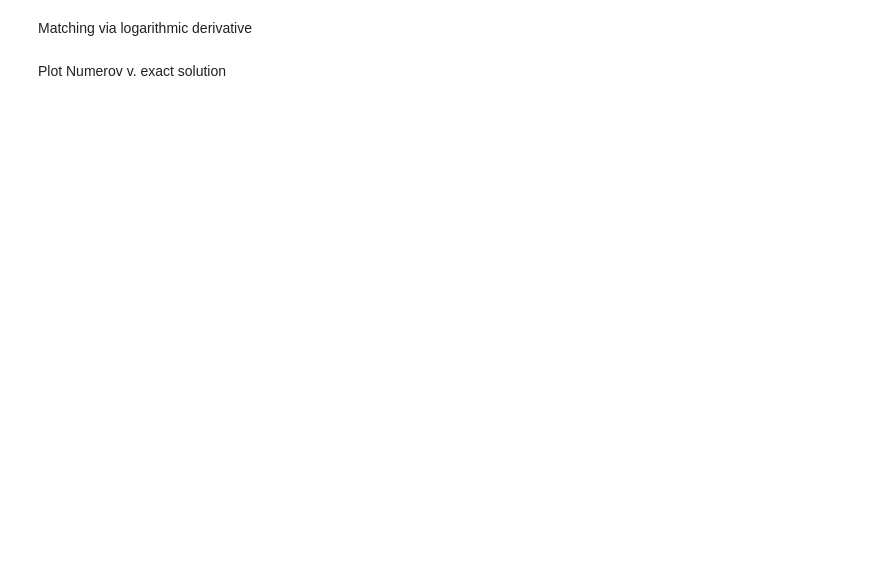
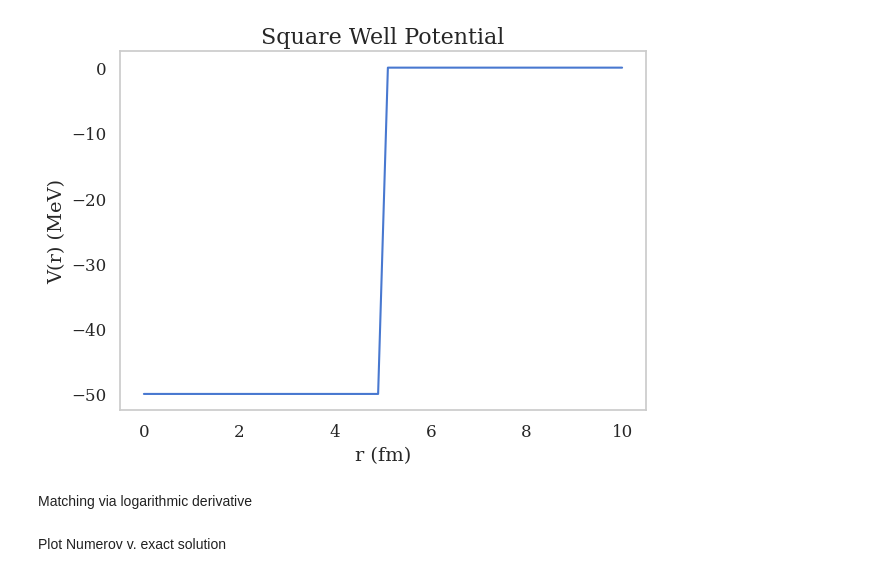
Before and after one commit to LydiaMaz/Scattering-Calculations, a Jupyter notebook: SquareWell_Numerov.ipynb, the cells around one changed output. Cells and saved outputs as stored; diff of their text form; code cells hidden in the pictures; blank space fills up the shorter version.

```diff
--- a/SquareWell_Numerov.ipynb
+++ b/SquareWell_Numerov.ipynb
@@ -20,3 +23,15 @@ def V(r):
+# %%
+plt.plot(np.linspace(0, 10), V(np.linspace(0, 10)))
+
+plt.xlabel("r (fm)")
+plt.ylabel("V(r) (MeV)")
+plt.title("Square Well Potential")
+
+plt.grid(False)
+plt.tight_layout()
+plt.show()
+# %% [output]
+[figure, added]
 # %%
 def F(l, r, E):
     return (2*mu/(hbar**2)*(V(r)-E) + (l*(l+1)/(r**2)))
```
Also changed, not shown: parts of 11 cells of this notebook.
